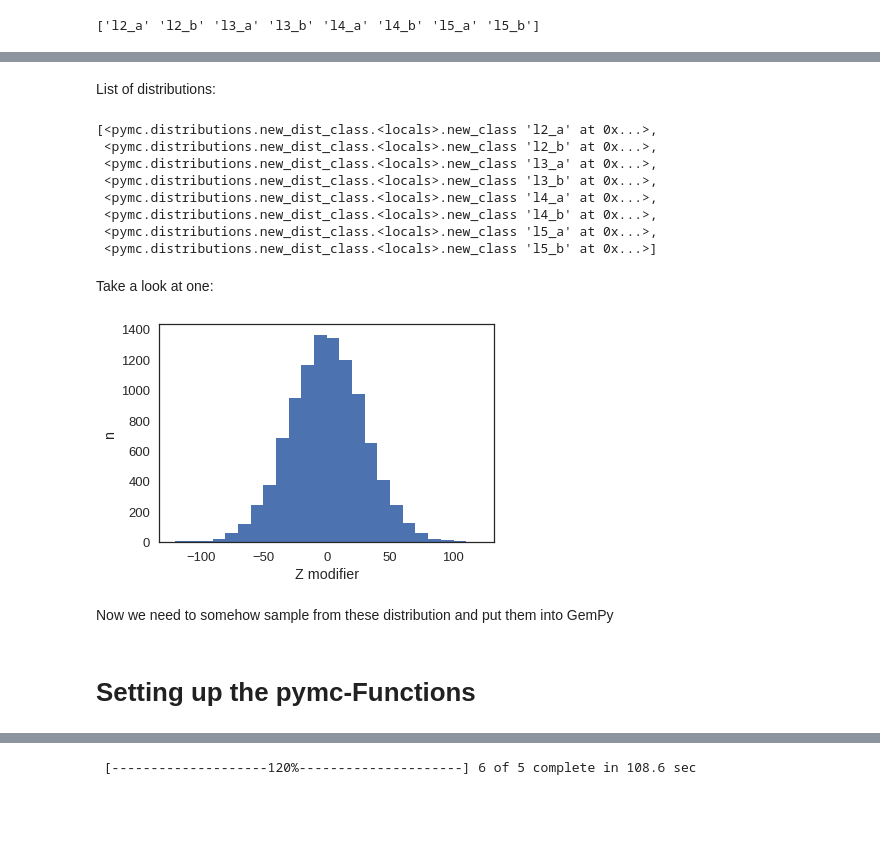
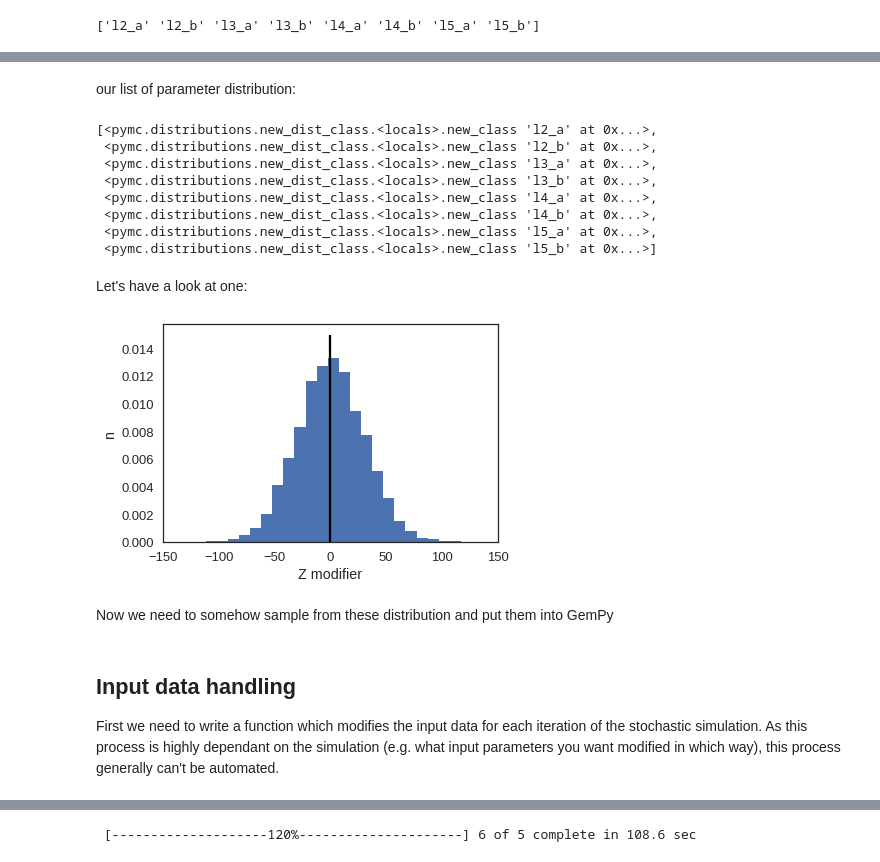
Before and after one commit to gempy-project/gempy, a Jupyter notebook: Tutorial/ch4_MCFS_and_BayInf.ipynb, the cells around one changed output, grey strips where cells are left out. Cells and saved outputs as stored; diff of their text form; code cells hidden in the pictures; blank space fills up the shorter version.

Commit message:
- data

```diff
--- a/Tutorial/ch4_MCFS_and_BayInf.ipynb
+++ b/Tutorial/ch4_MCFS_and_BayInf.ipynb
@@ -137,8 +146,8 @@ std = 30.
 # loop over the unique group id's and create a pymc.Normal distribution for each
 for gID in group_ids:
     interface_Z_modifier.append(pymc.Normal(gID, 0, 1./std**2))
-# %% [markdown]
-List of distributions:
+# %% [markdown]
+our list of parameter distribution:
 # %%
 interface_Z_modifier
 # %% [output]
@@ -151,15 +160,17 @@ interface_Z_modifier
  <pymc.distributions.new_dist_class.<locals>.new_class 'l5_a' at 0x...>,
  <pymc.distributions.new_dist_class.<locals>.new_class 'l5_b' at 0x...>]
 # %% [markdown]
-Take a look at one:
+Let's have a look at one:
 # %%
 # sample from a distribtion
-samples = [interface_Z_modifier[0].rand() for i in range(10000)]
+samples = [interface_Z_modifier[3].rand() for i in range(10000)]
 # plot histogram
-plt.hist(samples, bins=24);
+plt.hist(samples, bins=24, normed=True);
 plt.xlabel("Z modifier")
+plt.vlines(0, 0, 0.015)
+plt.xlim(-150,150)
 plt.ylabel("n");
 # %% [output]
-[figure, old version]
+[figure, new version]
 # %% [markdown]
  Now we need to somehow sample from these distribution and put them into GemPy
@@ -169,3 +177,5 @@ def rescale(value, rf=interp_data.rescaling_factor):
-# %% [markdown]
-# Setting up the pymc-Functions
+# %% [markdown]
+## Input data handling
+
+First we need to write a function which modifies the input data for each iteration of the stochastic simulation. As this process is highly dependant on the simulation (e.g. what input parameters you want modified in which way), this process generally can't be automated.
 # %%
```
Also changed, not shown: parts of 23 cells of this notebook, 2 other files.
